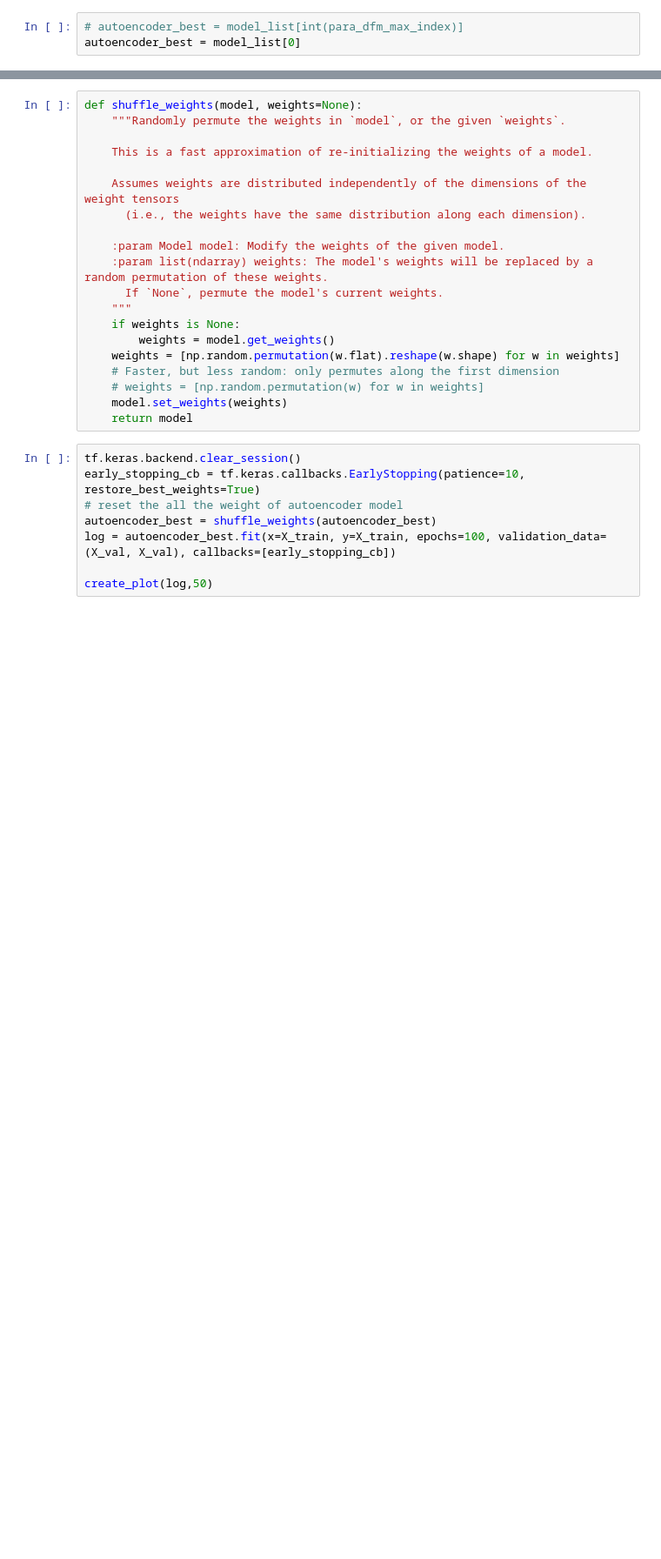
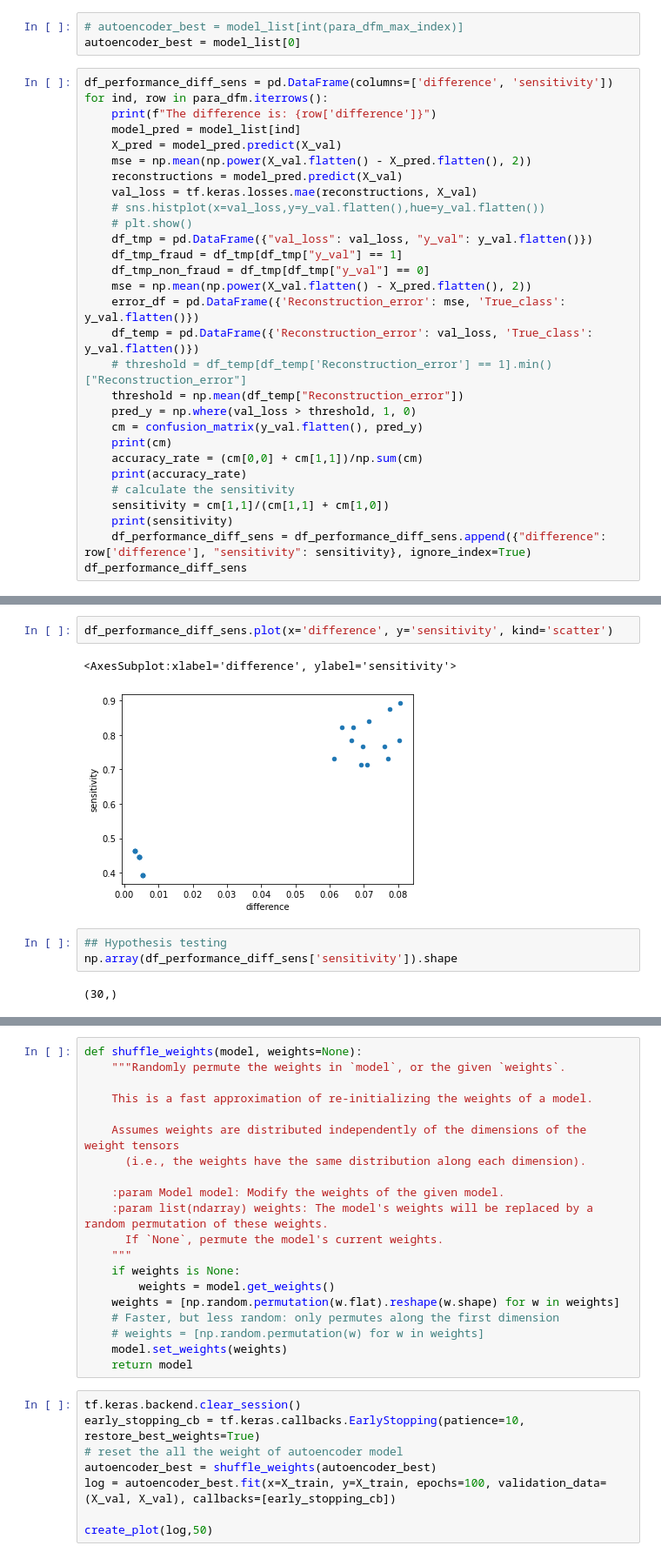
Before and after one commit to ba-group-projects/insurance-fraud-detection, a Jupyter notebook: main-update.ipynb, the cells around one changed output, grey strips where cells are left out. Shown at 87% size. Saved outputs shown, nothing was run; the diff lists cells and outputs as text; blank space fills up the shorter version.

Commit message:
finish the diff and sensitivity hypothsis

```diff
--- a/main-update.ipynb
+++ b/main-update.ipynb
@@ -1449,3 +1552,32 @@ create_plot(log_list[para_dfm_max_index],20)
 # %%
 # autoencoder_best = model_list[int(para_dfm_max_index)]
 autoencoder_best = model_list[0]
+# %%
+df_performance_diff_sens = pd.DataFrame(columns=['difference', 'sensitivity'])
+for ind, row in para_dfm.iterrows():
+    print(f"The difference is: {row['difference']}")
+    model_pred = model_list[ind]
+    X_pred = model_pred.predict(X_val)
+    mse = np.mean(np.power(X_val.flatten() - X_pred.flatten(), 2))
+    reconstructions = model_pred.predict(X_val)
+    val_loss = tf.keras.losses.mae(reconstructions, X_val)
+    # sns.histplot(x=val_loss,y=y_val.flatten(),hue=y_val.flatten())
+    # plt.show()
+    df_tmp = pd.DataFrame({"val_loss": val_loss, "y_val": y_val.flatten()})
+    df_tmp_fraud = df_tmp[df_tmp["y_val"] == 1]
+    df_tmp_non_fraud = df_tmp[df_tmp["y_val"] == 0]
+    mse = np.mean(np.power(X_val.flatten() - X_pred.flatten(), 2))
+    error_df = pd.DataFrame({'Reconstruction_error': mse, 'True_class': y_val.flatten()})
+    df_temp = pd.DataFrame({'Reconstruction_error': val_loss, 'True_class': y_val.flatten()})
+    # threshold = df_temp[df_temp['Reconstruction_error'] == 1].min()["Reconstruction_error"]
+    threshold = np.mean(df_temp["Reconstruction_error"])
+    pred_y = np.where(val_loss > threshold, 1, 0)
+    cm = confusion_matrix(y_val.flatten(), pred_y)
+    print(cm)
+    accuracy_rate = (cm[0,0] + cm[1,1])/np.sum(cm)
+    print(accuracy_rate)
+    # calculate the sensitivity
+    sensitivity = cm[1,1]/(cm[1,1] + cm[1,0])
+    print(sensitivity)
+    df_performance_diff_sens = df_performance_diff_sens.append({"difference": row['difference'], "sensitivity": sensitivity}, ignore_index=True)
+df_performance_diff_sens
@@ -1451,0 +1736,10 @@ autoencoder_best = model_list[0]
+# %%
+df_performance_diff_sens.plot(x='difference', y='sensitivity', kind='scatter')
+# %% [output]
+<AxesSubplot:xlabel='difference', ylabel='sensitivity'>
+[figure, added]
+# %%
+## Hypothesis testing
+np.array(df_performance_diff_sens['sensitivity']).shape
+# %% [output]
+(30,)
```
Also changed, not shown: parts of 9 cells of this notebook.
